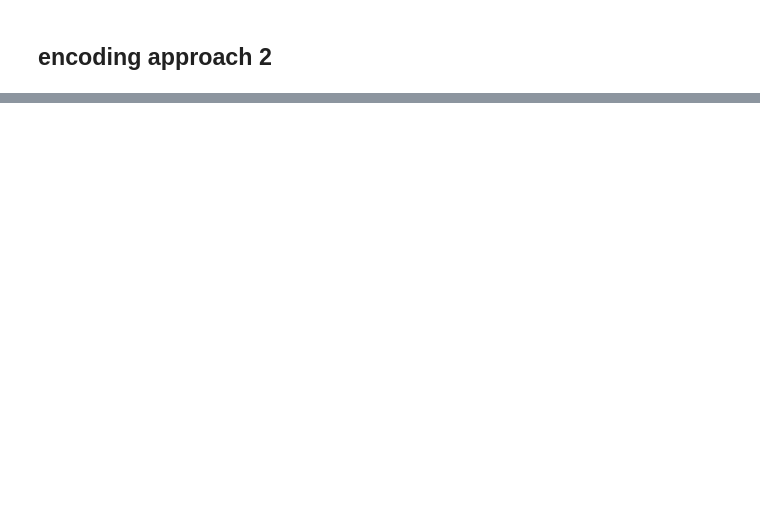
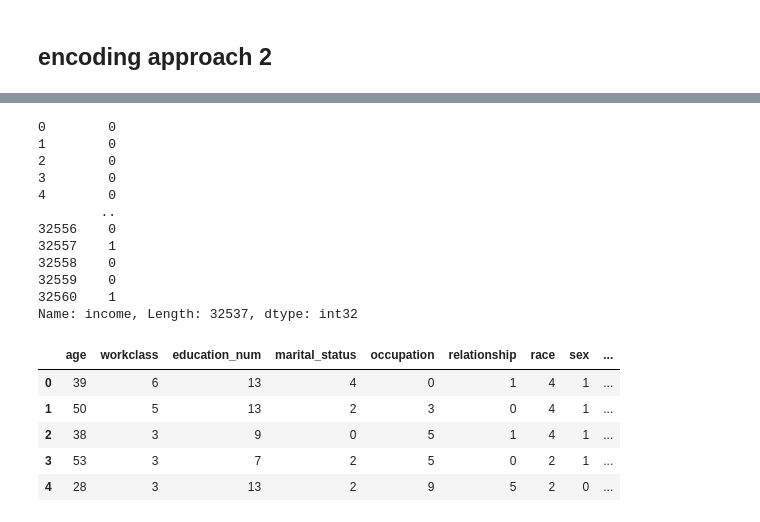
Before and after one commit to t-i-n-a-t/MachineLearning, a Jupyter notebook: Portfolio.ipynb, the cells around one changed output, grey strips where cells are left out. Saved outputs shown, nothing was run; the diff lists cells and outputs as text; code cells hidden in the pictures; blank space fills up the shorter version.

Commit message:
added encoding

```diff
--- a/Portfolio.ipynb
+++ b/Portfolio.ipynb
@@ -321,2 +336,22 @@ X.head()
 # %% [markdown]
 ## encoding approach 2
+# %%
+# encoding
+# 1 = >50K; 0 = <=50K
+encoder_income = LabelEncoder()
+data['income'] = encoder_income.fit_transform(data['income'])
+encoder_worklass = LabelEncoder()
+data['workclass'] = encoder_worklass.fit_transform(data['workclass'])
+encoder_occupation = LabelEncoder()
+data['occupation'] = encoder_occupation.fit_transform(data['occupation'])
+encoder_relationship = LabelEncoder()
+data['relationship'] = encoder_relationship.fit_transform(data['relationship'])
+encoder_race = LabelEncoder()
+data['race'] = encoder_race.fit_transform(data['race'])
+encoder_sex = LabelEncoder()
+data['sex'] = encoder_sex.fit_transform(data['sex'])
+encoder_nativecountry  = LabelEncoder()
+data['native_country'] = encoder_nativecountry.fit_transform(data['native_country'])
+encoder_maritalstatus  = LabelEncoder()
+data['marital_status'] = encoder_maritalstatus.fit_transform(data['marital_status'])
+data.head()
@@ -322,0 +365,25 @@ X.head()
+# %%
+#Splitting the data set into features and outcome
+X = data.drop(['income'], axis=1)
+Y = data['income']
+print(Y)
+X.head()
+# %% [output]
+0        0
+1        0
+2        0
+3        0
+4        0
+        ..
+32556    0
+32557    1
+32558    0
+32559    0
+32560    1
+Name: income, Length: 32537, dtype: int32
+|  | age | workclass | education_num | marital_status | occupation | relationship | race | sex | ... |
+| 0 | 39 | 6 | 13 | 4 | 0 | 1 | 4 | 1 | ... |
+| 1 | 50 | 5 | 13 | 2 | 3 | 0 | 4 | 1 | ... |
+| 2 | 38 | 3 | 9 | 0 | 5 | 1 | 4 | 1 | ... |
+| 3 | 53 | 3 | 7 | 2 | 5 | 0 | 2 | 1 | ... |
+| 4 | 28 | 3 | 13 | 2 | 9 | 5 | 2 | 0 | ... |
```
Also changed, not shown: parts of 3 cells of this notebook.
